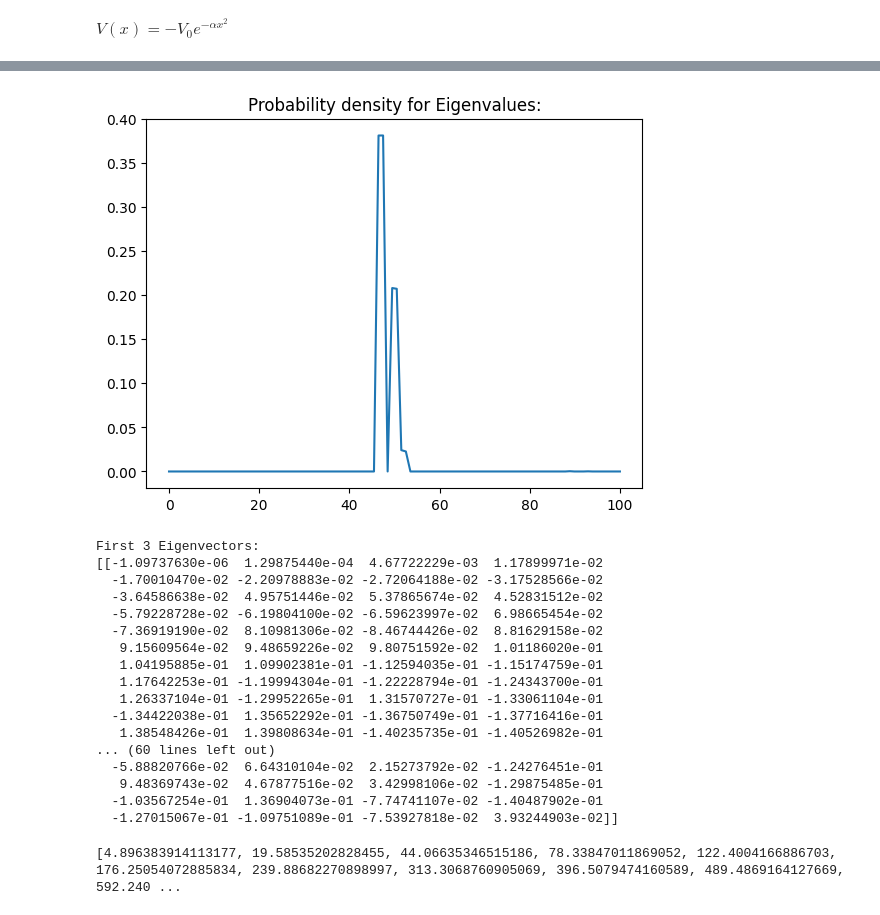
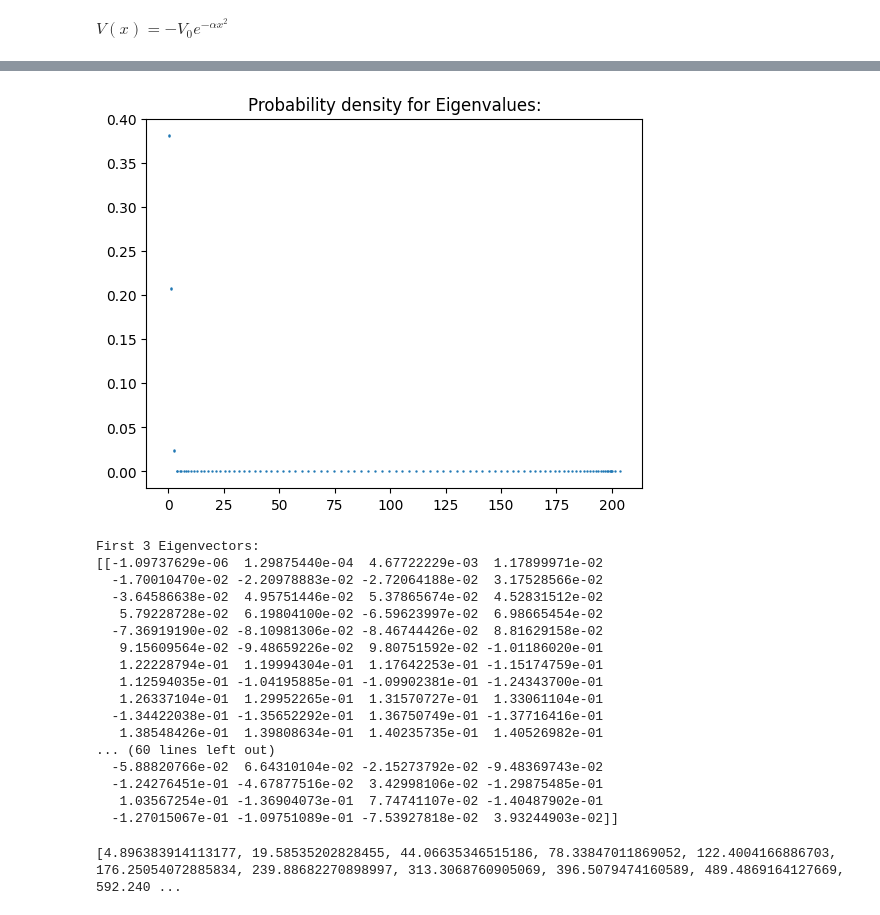
Before and after one commit to ZilD117/Comp-Physics, a Jupyter notebook: Hamiltonian Eigenvalues.ipynb, the cells around one changed output, grey strips where cells are left out. Drawn from its saved outputs; the diff is of its cells as text; code cells hidden in the pictures.

```diff
--- a/Hamiltonian Eigenvalues.ipynb
+++ b/Hamiltonian Eigenvalues.ipynb
@@ -46,7 +46,7 @@ print(h_eig_sorted[0:5])
 
 plt.title("Probability density for Eigenvalues:")
 n_mesh = np.linspace(0, n, n)
-plt.plot(n_mesh, norm.pdf(h_eig[0]))
+plt.scatter(h_eig[0], norm.pdf(h_eig[0]), s=0.5)
 plt.show()
 
 print("First 3 Eigenvectors:")
@@ -57,20 +57,20 @@ Lowest 5 Eigenvalues:
-[figure, old version]
+[figure, new version]
 First 3 Eigenvectors:
-[[-1.09737630e-06  1.29875440e-04  4.67722229e-03  1.17899971e-02
-  -1.70010470e-02 -2.20978883e-02 -2.72064188e-02 -3.17528566e-02
+[[-1.09737629e-06  1.29875440e-04  4.67722229e-03  1.17899971e-02
+  -1.70010470e-02 -2.20978883e-02 -2.72064188e-02  3.17528566e-02
   -3.64586638e-02  4.95751446e-02  5.37865674e-02  4.52831512e-02
-  -5.79228728e-02 -6.19804100e-02 -6.59623997e-02  6.98665454e-02
-  -7.36919190e-02  8.10981306e-02 -8.46744426e-02  8.81629158e-02
-   9.15609564e-02  9.48659226e-02  9.80751592e-02  1.01186020e-01
-   1.04195885e-01  1.09902381e-01 -1.12594035e-01 -1.15174759e-01
-   1.17642253e-01 -1.19994304e-01 -1.22228794e-01 -1.24343700e-01
-   1.26337104e-01 -1.29952265e-01  1.31570727e-01 -1.33061104e-01
-  -1.34422038e-01  1.35652292e-01 -1.36750749e-01 -1.37716416e-01
-   1.38548426e-01  1.39808634e-01 -1.40235735e-01 -1.40526982e-01
+   5.79228728e-02  6.19804100e-02 -6.59623997e-02  6.98665454e-02
+  -7.36919190e-02 -8.10981306e-02 -8.46744426e-02  8.81629158e-02
+   9.15609564e-02 -9.48659226e-02  9.80751592e-02 -1.01186020e-01
+   1.22228794e-01  1.19994304e-01  1.17642253e-01 -1.15174759e-01
+   1.12594035e-01 -1.04195885e-01 -1.09902381e-01 -1.24343700e-01
+   1.26337104e-01  1.29952265e-01  1.31570727e-01  1.33061104e-01
+  -1.34422038e-01 -1.35652292e-01  1.36750749e-01 -1.37716416e-01
+   1.38548426e-01  1.39808634e-01  1.40235735e-01  1.40526982e-01
 ... (60 lines left out)
-  -5.88820766e-02  6.64310104e-02  2.15273792e-02 -1.24276451e-01
-   9.48369743e-02  4.67877516e-02  3.42998106e-02 -1.29875485e-01
-  -1.03567254e-01  1.36904073e-01 -7.74741107e-02 -1.40487902e-01
+  -5.88820766e-02  6.64310104e-02 -2.15273792e-02 -9.48369743e-02
+  -1.24276451e-01 -4.67877516e-02  3.42998106e-02 -1.29875485e-01
+   1.03567254e-01 -1.36904073e-01  7.74741107e-02 -1.40487902e-01
   -1.27015067e-01 -1.09751089e-01 -7.53927818e-02  3.93244903e-02]]
 # %%
 # prof Varga
```
Also changed, not shown: parts of 1 cell of this notebook.
